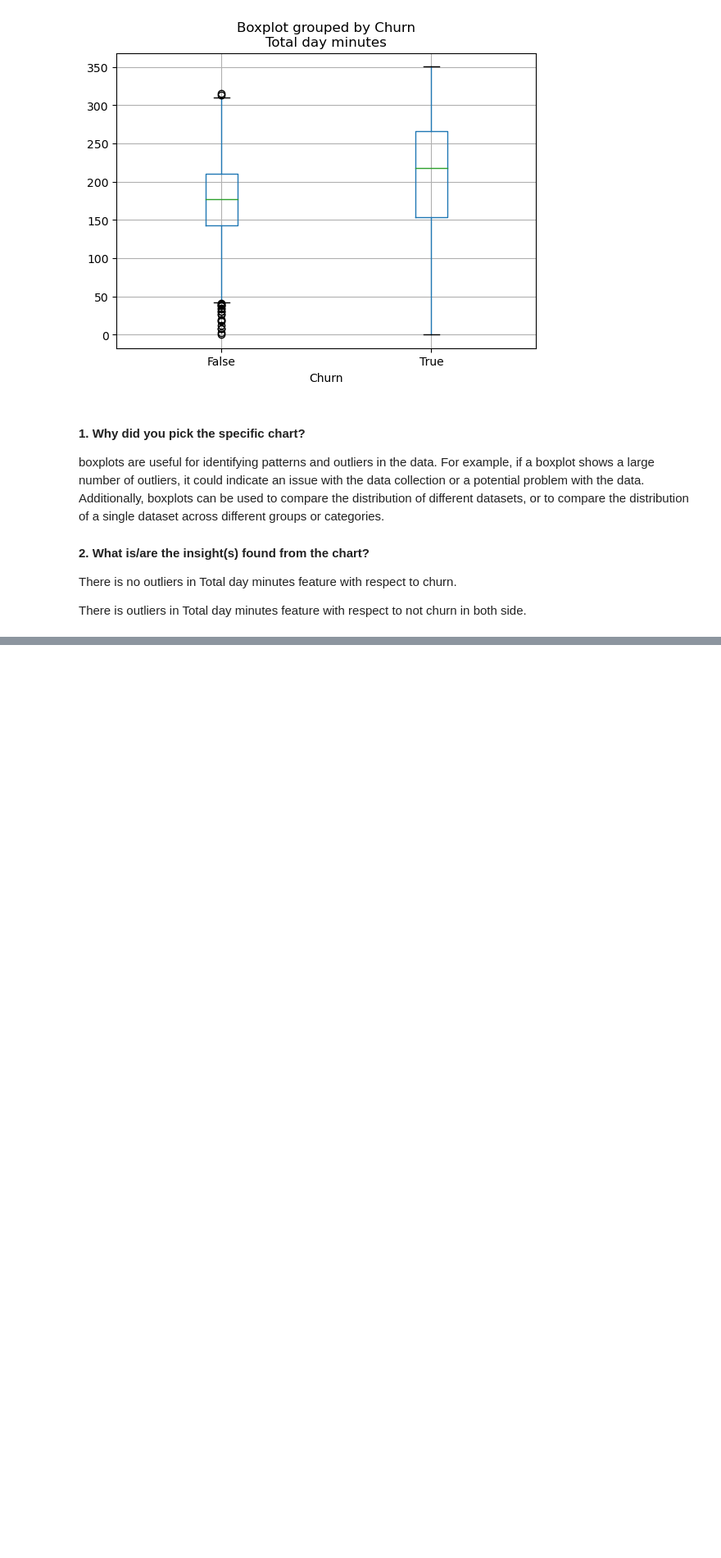
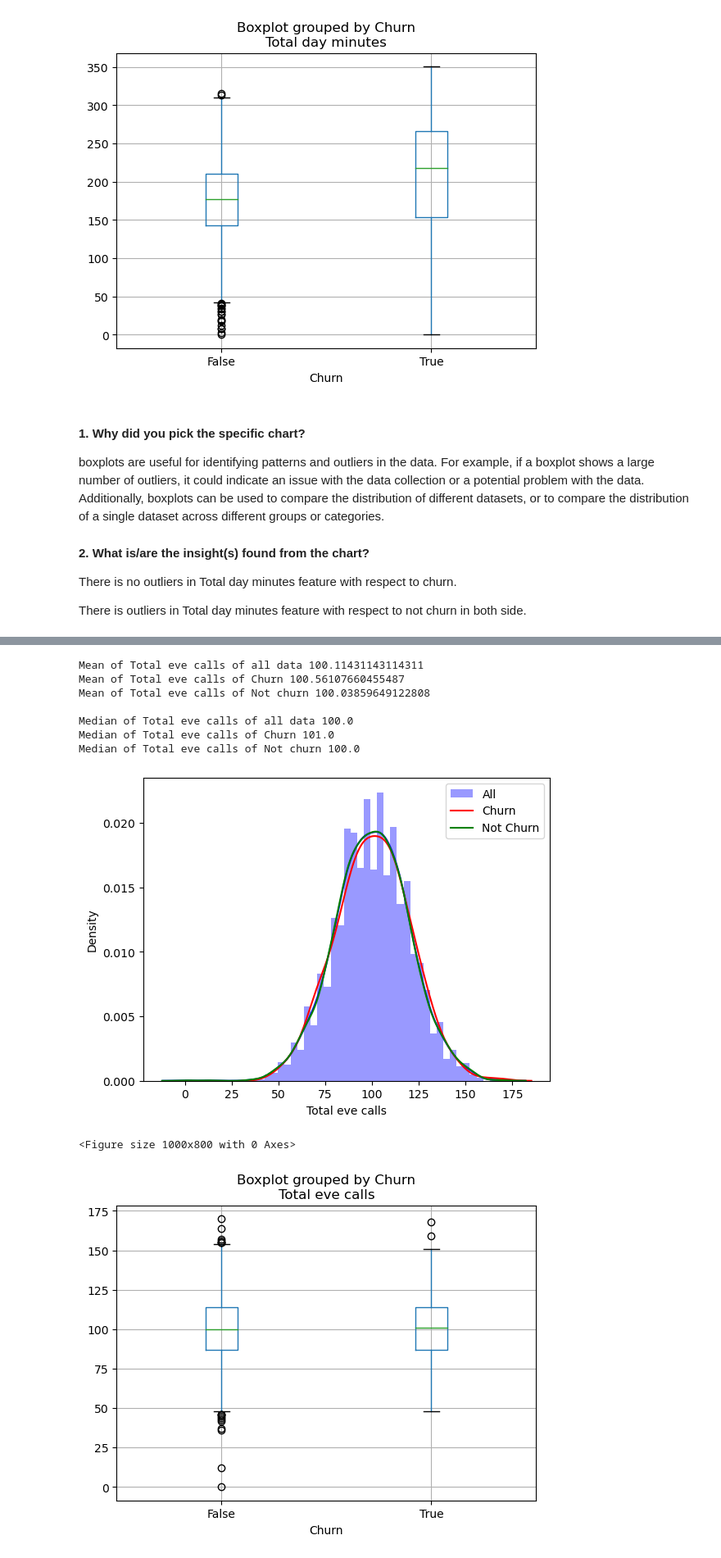
Before and after one commit to rajkumarshedage/EDA_Telecom_Churn_Prediction, a Jupyter notebook: EDA_Telecom_Churn_Prediction.ipynb, the cells around one changed output, grey strips where cells are left out. Shown: that part at 82% size. Saved outputs shown, nothing was run; the diff lists cells and outputs as text; code cells hidden in the pictures; blank space fills up the shorter version.

```diff
--- a/EDA_Telecom_Churn_Prediction.ipynb
+++ b/EDA_Telecom_Churn_Prediction.ipynb
@@ -874,0 +972,13 @@ def mean_median_distribution_outliers(feature):
+# %%
+mean_median_distribution_outliers('Total eve calls')
+# %% [output]
+Mean of Total eve calls of all data 100.11431143114311
+Mean of Total eve calls of Churn 100.56107660455487
+Mean of Total eve calls of Not churn 100.03859649122808
+
+Median of Total eve calls of all data 100.0
+Median of Total eve calls of Churn 101.0
+Median of Total eve calls of Not churn 100.0
+[figure, added]
+<Figure size 1000x800 with 0 Axes>
+[figure, added]
```
Also changed, not shown: parts of 11 cells of this notebook.
